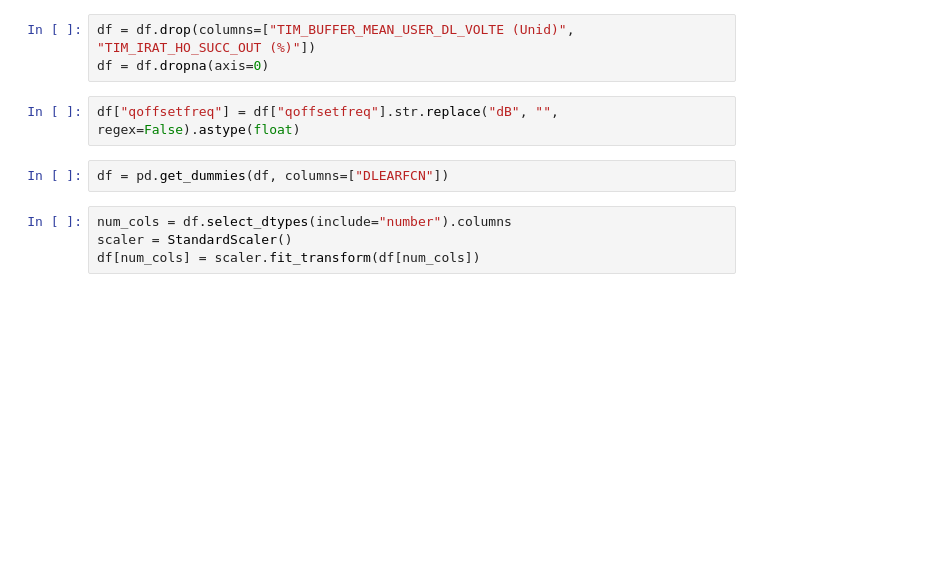
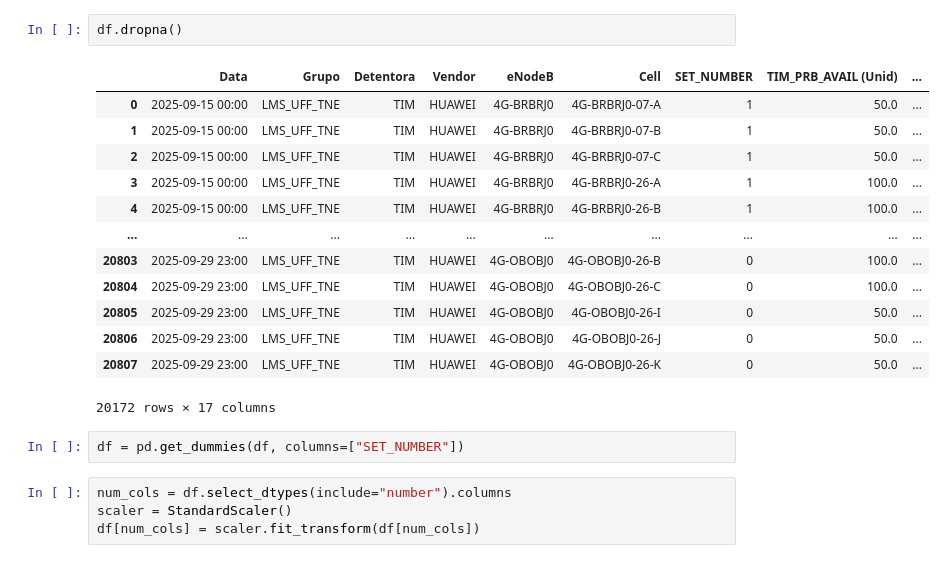
Before and after one commit to BrunoWolf03/TCC-TIM, a Jupyter notebook: pp.ipynb, the cells around one changed output. Drawn from its saved outputs; the diff is of its cells as text; blank space fills up the shorter version.

```diff
--- a/pp.ipynb
+++ b/pp.ipynb
@@ -51,10 +53,21 @@ print(na_counts_df)
-# %%
-df = df.drop(columns=["TIM_BUFFER_MEAN_USER_DL_VOLTE (Unid)", "TIM_IRAT_HO_SUCC_OUT (%)"])
-df = df.dropna(axis=0)
 # %%
-df["qoffsetfreq"] = df["qoffsetfreq"].str.replace("dB", "", regex=False).astype(float)
+df.dropna()
+# %% [output]
+|  | Data | Grupo | Detentora | Vendor | eNodeB | Cell | SET_NUMBER | TIM_PRB_AVAIL (Unid) | ... |
+| 0 | 2025-09-15 00:00 | LMS_UFF_TNE | TIM | HUAWEI | 4G-BRBRJ0 | 4G-BRBRJ0-07-A | 1 | 50.0 | ... |
+| 1 | 2025-09-15 00:00 | LMS_UFF_TNE | TIM | HUAWEI | 4G-BRBRJ0 | 4G-BRBRJ0-07-B | 1 | 50.0 | ... |
+| 2 | 2025-09-15 00:00 | LMS_UFF_TNE | TIM | HUAWEI | 4G-BRBRJ0 | 4G-BRBRJ0-07-C | 1 | 50.0 | ... |
+| 3 | 2025-09-15 00:00 | LMS_UFF_TNE | TIM | HUAWEI | 4G-BRBRJ0 | 4G-BRBRJ0-26-A | 1 | 100.0 | ... |
+| 4 | 2025-09-15 00:00 | LMS_UFF_TNE | TIM | HUAWEI | 4G-BRBRJ0 | 4G-BRBRJ0-26-B | 1 | 100.0 | ... |
+| ... | ... | ... | ... | ... | ... | ... | ... | ... | ... |
+| 20803 | 2025-09-29 23:00 | LMS_UFF_TNE | TIM | HUAWEI | 4G-OBOBJ0 | 4G-OBOBJ0-26-B | 0 | 100.0 | ... |
+| 20804 | 2025-09-29 23:00 | LMS_UFF_TNE | TIM | HUAWEI | 4G-OBOBJ0 | 4G-OBOBJ0-26-C | 0 | 100.0 | ... |
+| 20805 | 2025-09-29 23:00 | LMS_UFF_TNE | TIM | HUAWEI | 4G-OBOBJ0 | 4G-OBOBJ0-26-I | 0 | 50.0 | ... |
+| 20806 | 2025-09-29 23:00 | LMS_UFF_TNE | TIM | HUAWEI | 4G-OBOBJ0 | 4G-OBOBJ0-26-J | 0 | 50.0 | ... |
+| 20807 | 2025-09-29 23:00 | LMS_UFF_TNE | TIM | HUAWEI | 4G-OBOBJ0 | 4G-OBOBJ0-26-K | 0 | 50.0 | ... |
+20172 rows × 17 columns
 # %%
-df = pd.get_dummies(df, columns=["DLEARFCN"])
+df = pd.get_dummies(df, columns=["SET_NUMBER"])
 # %%
 num_cols = df.select_dtypes(include="number").columns
 scaler = StandardScaler()
```
Also changed, not shown: parts of 5 cells of this notebook, 1 other file.
